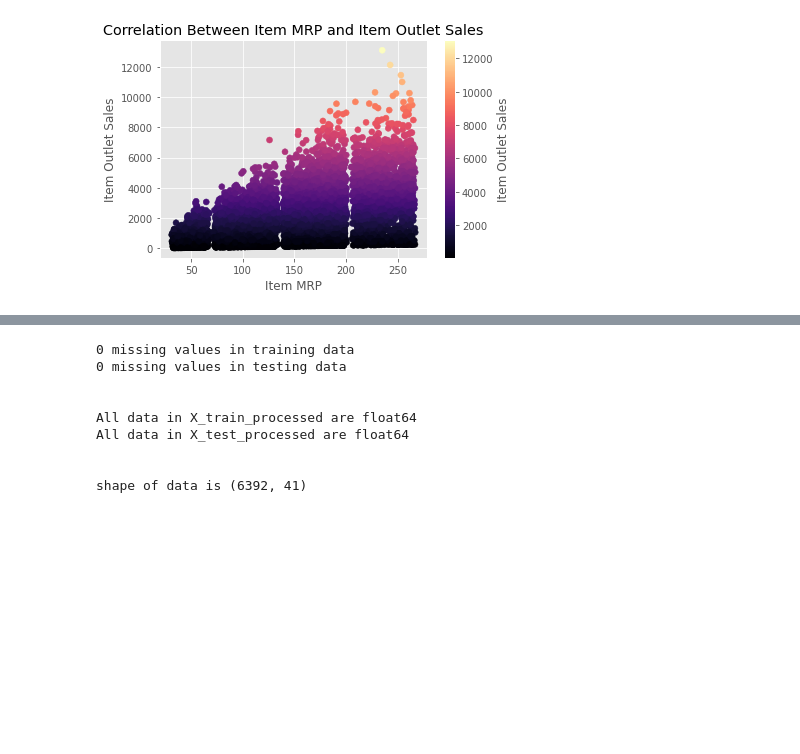
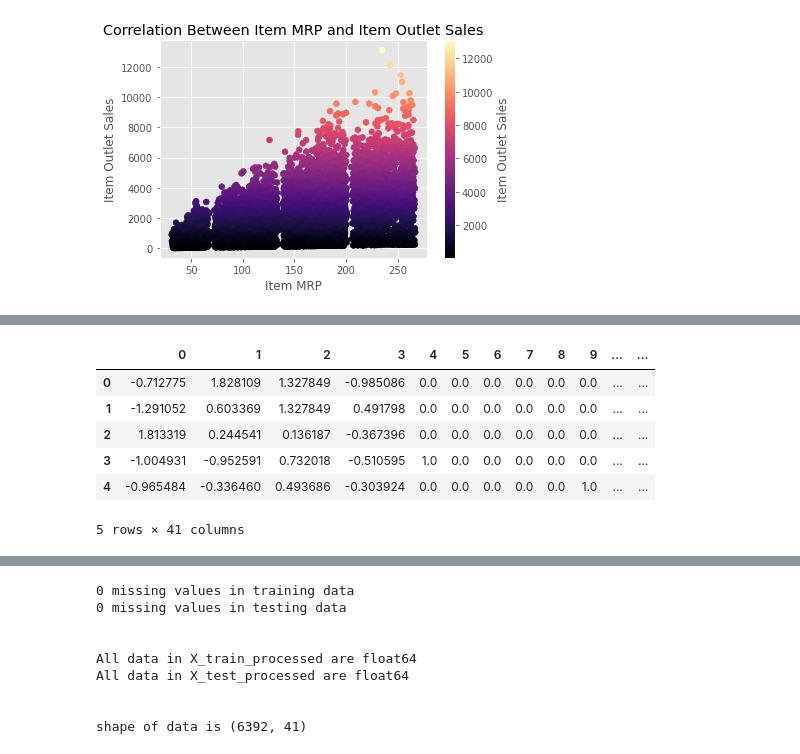
Before and after one commit to CheyQ27/Grocery-Sales, a Jupyter notebook: Sales_Predictions.ipynb, the cells around one changed output, grey strips where cells are left out. Drawn from its saved outputs; the diff is of its cells as text; code cells hidden in the pictures; blank space fills up the shorter version.

```diff
--- a/Sales_Predictions.ipynb
+++ b/Sales_Predictions.ipynb
@@ -421,3 +348,7 @@ X_train_processed
 # %%
 num_tuple = (numeric_pipe, num_selector)
 cat_tuple = (categorical_pipe, cat_selector)
+# %%
+col_transformer = make_column_transformer(num_tuple, cat_tuple, remainder = 'passthrough')
+# %%
+col_transformer.fit(X_train)
@@ -424,4 +366,14 @@ cat_tuple = (categorical_pipe, cat_selector)
 # %%
-preprocessor.fit(X_train)
-X_train_processed = preprocessor.transform(X_train)
-X_test_processed = preprocessor.transform(X_test)
+X_train_processed = col_transformer.transform(X_train)
+X_test_processed = col_transformer.transform(X_test)
+# %%
+X_train_df = pd.DataFrame(X_train_processed)
+X_train_df.head()
+# %% [output]
+|  | 0 | 1 | 2 | 3 | 4 | 5 | 6 | 7 | 8 | 9 | ... | ... |
+| 0 | -0.712775 | 1.828109 | 1.327849 | -0.985086 | 0.0 | 0.0 | 0.0 | 0.0 | 0.0 | 0.0 | ... | ... |
+| 1 | -1.291052 | 0.603369 | 1.327849 | 0.491798 | 0.0 | 0.0 | 0.0 | 0.0 | 0.0 | 0.0 | ... | ... |
+| 2 | 1.813319 | 0.244541 | 0.136187 | -0.367396 | 0.0 | 0.0 | 0.0 | 0.0 | 0.0 | 0.0 | ... | ... |
+| 3 | -1.004931 | -0.952591 | 0.732018 | -0.510595 | 1.0 | 0.0 | 0.0 | 0.0 | 0.0 | 0.0 | ... | ... |
+| 4 | -0.965484 | -0.336460 | 0.493686 | -0.303924 | 0.0 | 0.0 | 0.0 | 0.0 | 0.0 | 1.0 | ... | ... |
+5 rows × 41 columns
```
Also changed, not shown: parts of 26 cells of this notebook.
